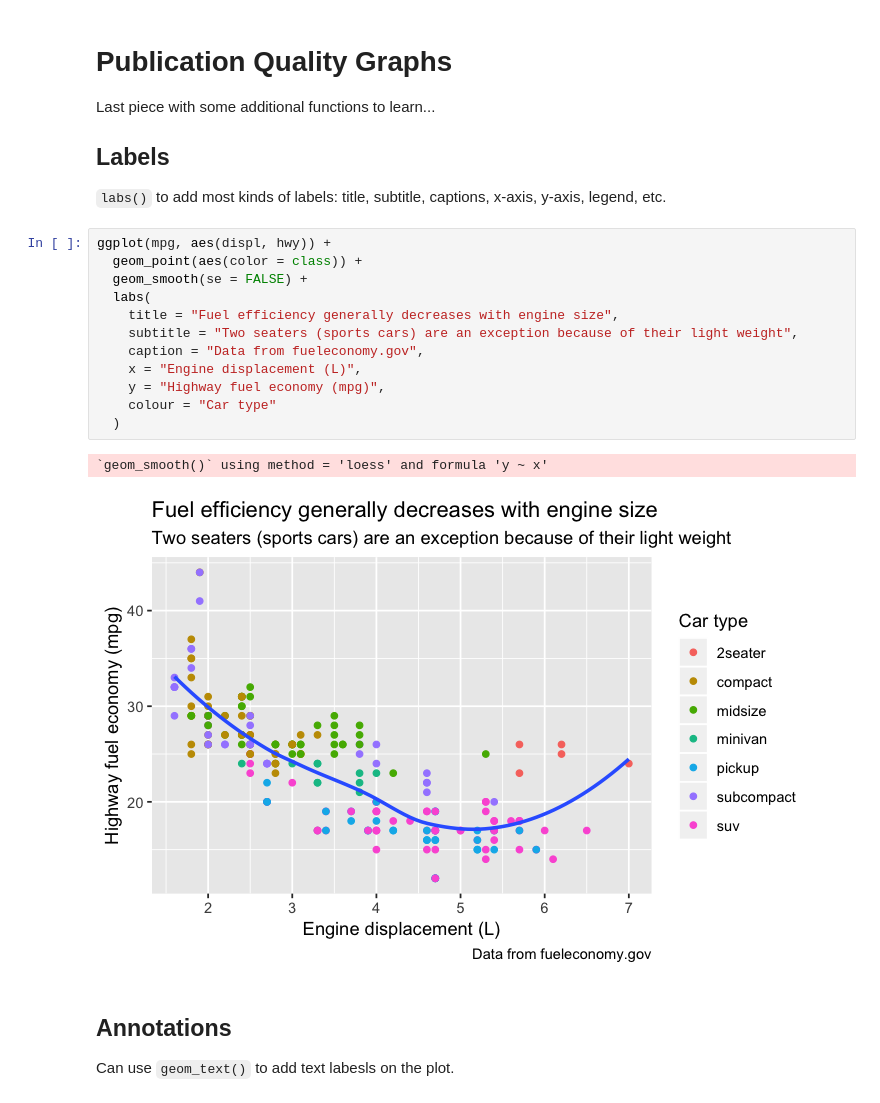
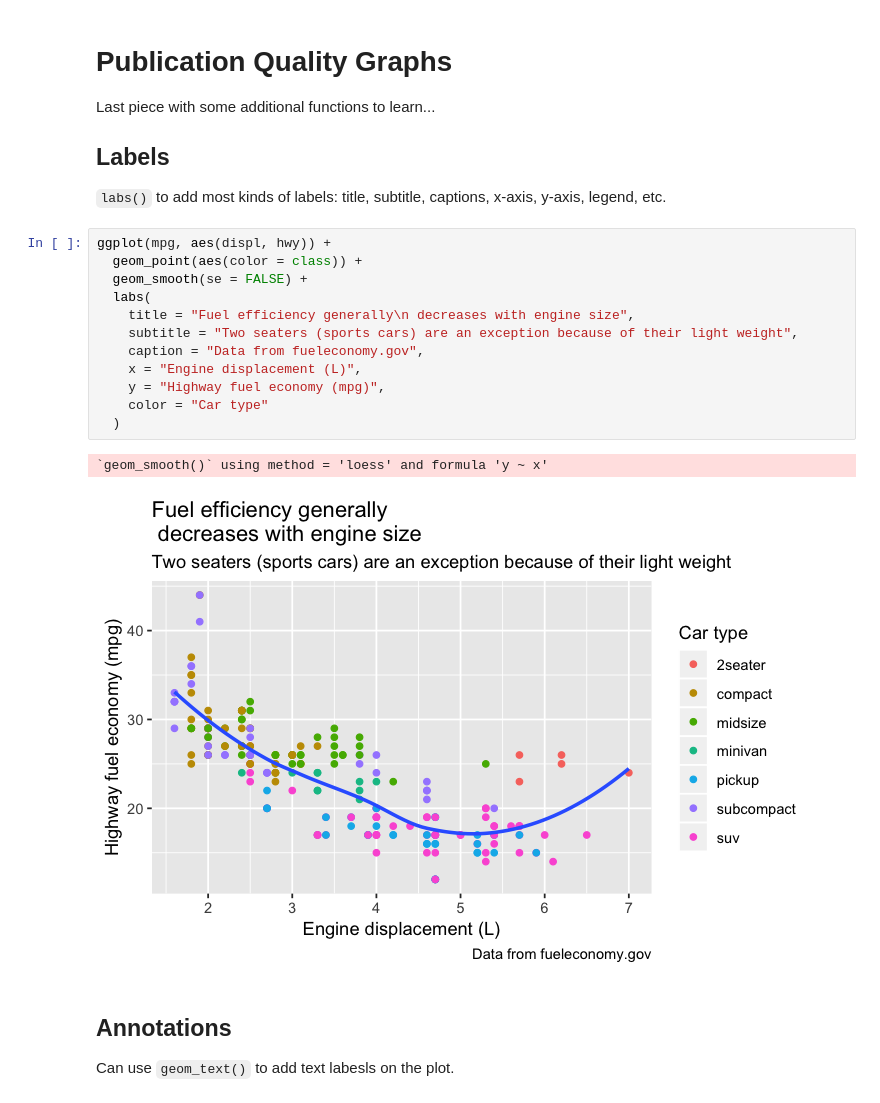
Before and after one commit to compbiocore/tidyverse-workshop, a Jupyter notebook: notebooks/workshop.ipynb, the cells around one changed output. Saved outputs shown, nothing was run; the diff lists cells and outputs as text.

```diff
--- a/notebooks/workshop.ipynb
+++ b/notebooks/workshop.ipynb
@@ -1107,18 +1107,18 @@ Last piece with some additional functions to learn...
 # %%
 ggplot(mpg, aes(displ, hwy)) +
   geom_point(aes(color = class)) +
   geom_smooth(se = FALSE) +
   labs(
-    title = "Fuel efficiency generally decreases with engine size",
+    title = "Fuel efficiency generally\n decreases with engine size",
     subtitle = "Two seaters (sports cars) are an exception because of their light weight",
     caption = "Data from fueleconomy.gov",
     x = "Engine displacement (L)",
     y = "Highway fuel economy (mpg)",
-    colour = "Car type"
+    color = "Car type"
   )
 # %% [output]
 `geom_smooth()` using method = 'loess' and formula 'y ~ x'
-[figure, old version]
+[figure, new version]
 # %% [markdown]
 ## Annotations
 
```
Also changed, not shown: parts of 15 cells of this notebook, 2 other files.
